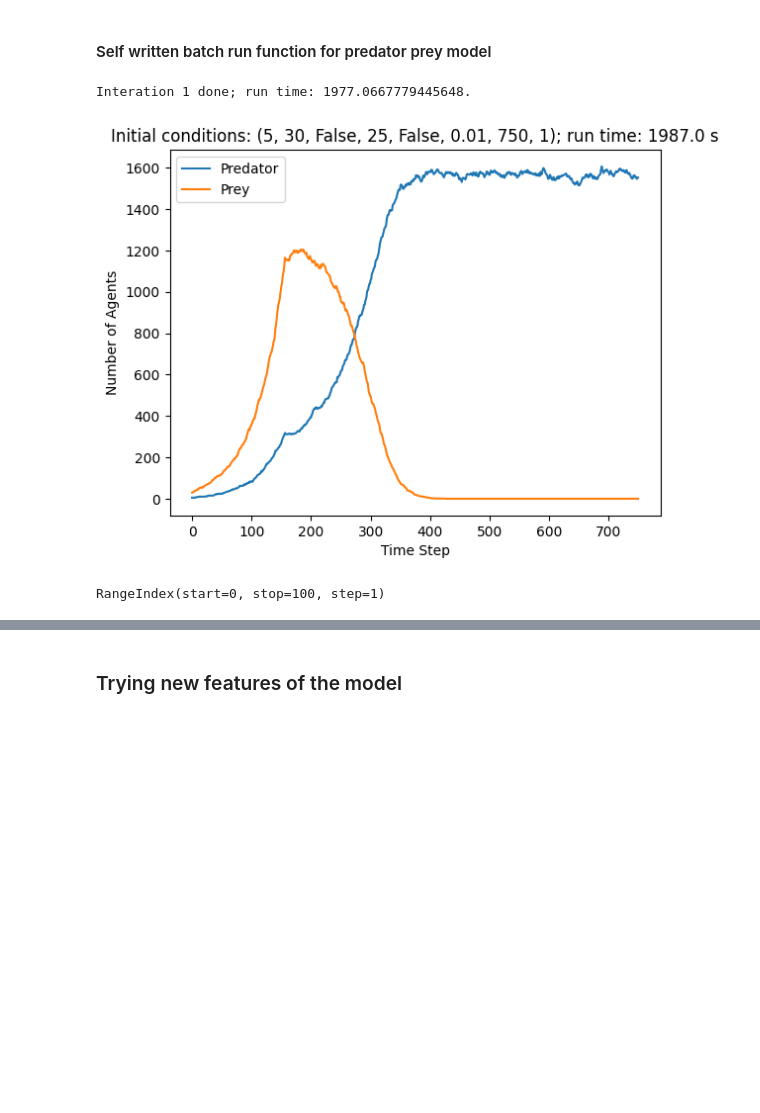
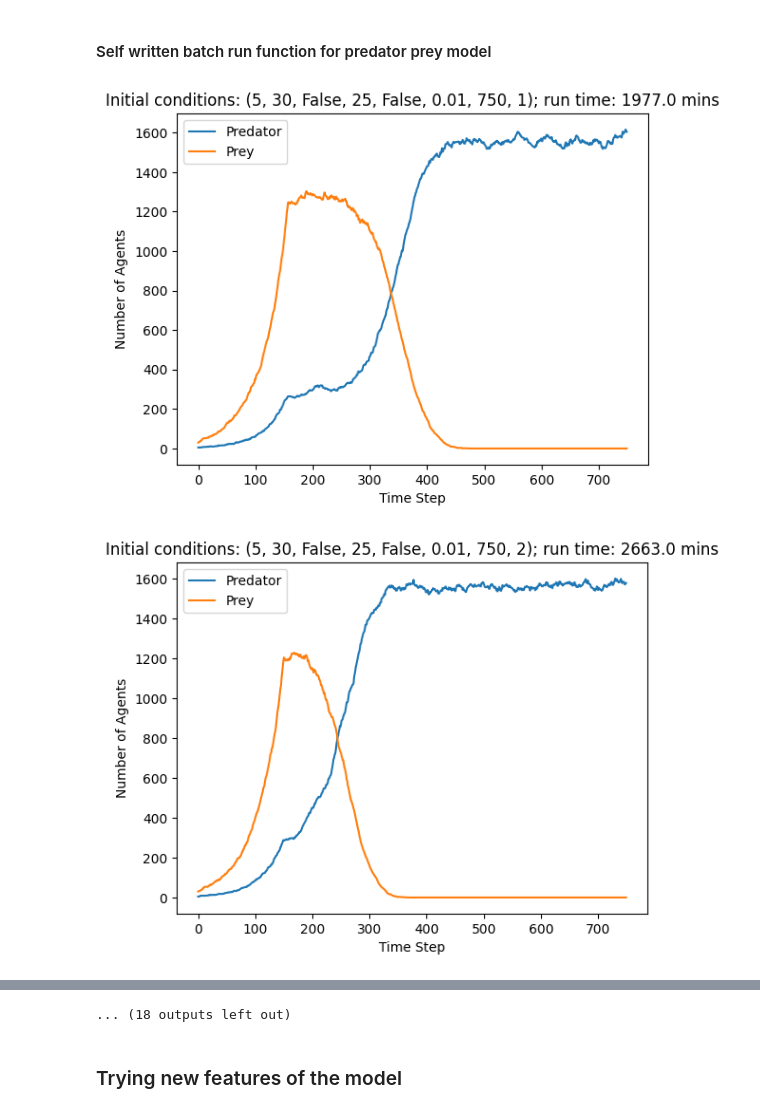
Before and after one commit to IlyaSchneider10/BottMedical_Microbiome, a Jupyter notebook: Play_around.ipynb, the cells around one changed output, grey strips where cells are left out. Cells and saved outputs as stored; diff of their text form; code cells hidden in the pictures; blank space fills up the shorter version.

```diff
--- a/Play_around.ipynb
+++ b/Play_around.ipynb
@@ -81,8 +51,9 @@ def batch_run(num_type_a_1, num_type_a_2, is_torus, grid_dim, immediate_killing,
     # Output is a dictionary where each key is the combination of the intial conditions variables and the entry is a list containing runtime, number of predators and number of preys
     return output
 # %%
+# Input for the batch run function
 a1 = [5]
-a2 = [30]
+a2 = [35]
 torus = [False]
 grid = [25]
 i_kill = [False]
@@ -92,32 +63,56 @@ iterations = 30
 
 iterations_input = list(range(1,1+iterations))
 
+# Calling the function
 results = batch_run(a1, a2, torus, grid, i_kill, aggress, max_steps, iterations_input)
-# %% [output]
-Interation 1 done; run time: 1977.0667779445648.
 # %%
-iterations = list(results.keys())
+#Takes the results dictionary, displays every batch run as a graph and saves summary about the batch into a csv file
+def create_batch_report(results_dictionary):
 
-for i in iterations:
+    iterations = list(results_dictionary.keys())
+    steady_state = []
+    dominator = []
 
-    run_data = results[i]
-    run_time, n_predator, n_prey, time_steps = run_data[0], run_data[1], run_data[2], run_data[1].index
+    for i in iterations:
 
-    plt.plot(time_steps, n_predator, label = "Predator")
-    plt.plot(time_steps, n_prey, label = "Prey")
+        run_data = results[i]
+        run_time, n_predator, n_prey, time_steps = run_data[0], run_data[1], run_data[2], run_data[1].index
 
-# Adding labels and title
-    plt.legend()
-    plt.xlabel('Time Step')
-    plt.ylabel('Number of Agents')
-    plt.title(f"Initial conditions: {i}; run time: {np.round(run_time)} s")
+        plt.plot(time_steps, n_predator, label = "Predator")
+        plt.plot(time_steps, n_prey, label = "Prey")
 
-    # Displaying the plot
-    plt.show()
+    # Adding labels and title
+        plt.legend()
+        plt.xlabel('Time Step')
+        plt.ylabel('Number of Agents')
+        plt.title(f"Initial conditions: {i}; run time: {np.round(run_time)} mins")
+
+        # Displaying the plot
+        plt.show()
+
+        if n_predator.iloc[-1] > 0 and n_prey.iloc[-1] > 0:
+            steady_state.append(True)
+            dominator.append(None)
+
+        else:
+            steady_state.append(False)
+
+            if n_predator.iloc[-1] > 0:
+                dominator.append("Predator")
+
+            else:
+                dominator.append("Prey")
+
+    summary = {
+        "Steady State" : steady_state,
+        "Dominator" : dominator
+    }
+    summary_df = pd.DataFrame(summary)
+    file_path = os.path.join(os.getcwd(), "Batch_runs", f"{iterations[0]}.csv")
+    summary_df.to_csv(file_path)
-# %% [output]
-[figure, removed]
-# %%
-iterations = list(results.keys())
-results[iterations[0]][1].index
-# %% [output]
-RangeIndex(start=0, stop=100, step=1)
+# %%
+# Calling the function to display the graphs and save csv report
+create_batch_report(results)
+# %% [output]
+[figure, added]
+[figure, added]
@@ -124,3 +129,4 @@ RangeIndex(start=0, stop=100, step=1)
+... (18 outputs left out)
 # %% [markdown]
 ### Trying new features of the model
 # %% [markdown]
```
Also changed, not shown: parts of 4 cells of this notebook, 2 other files.
